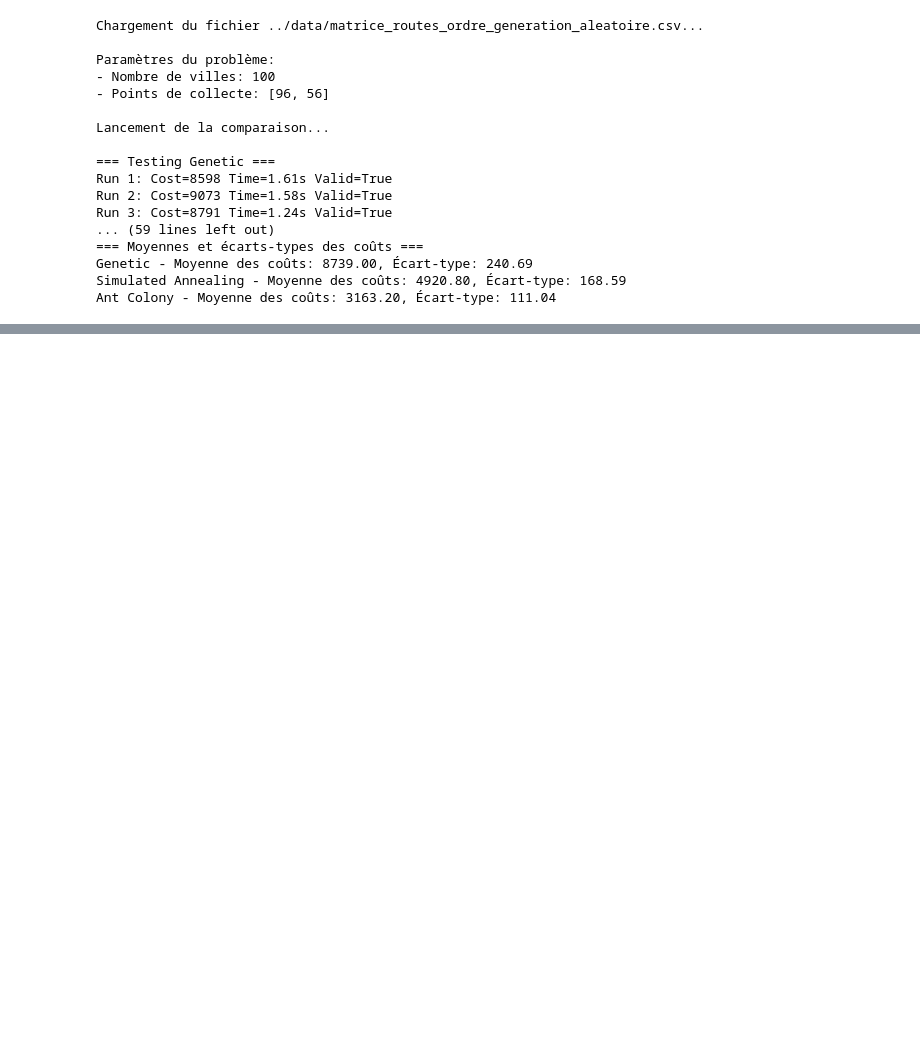
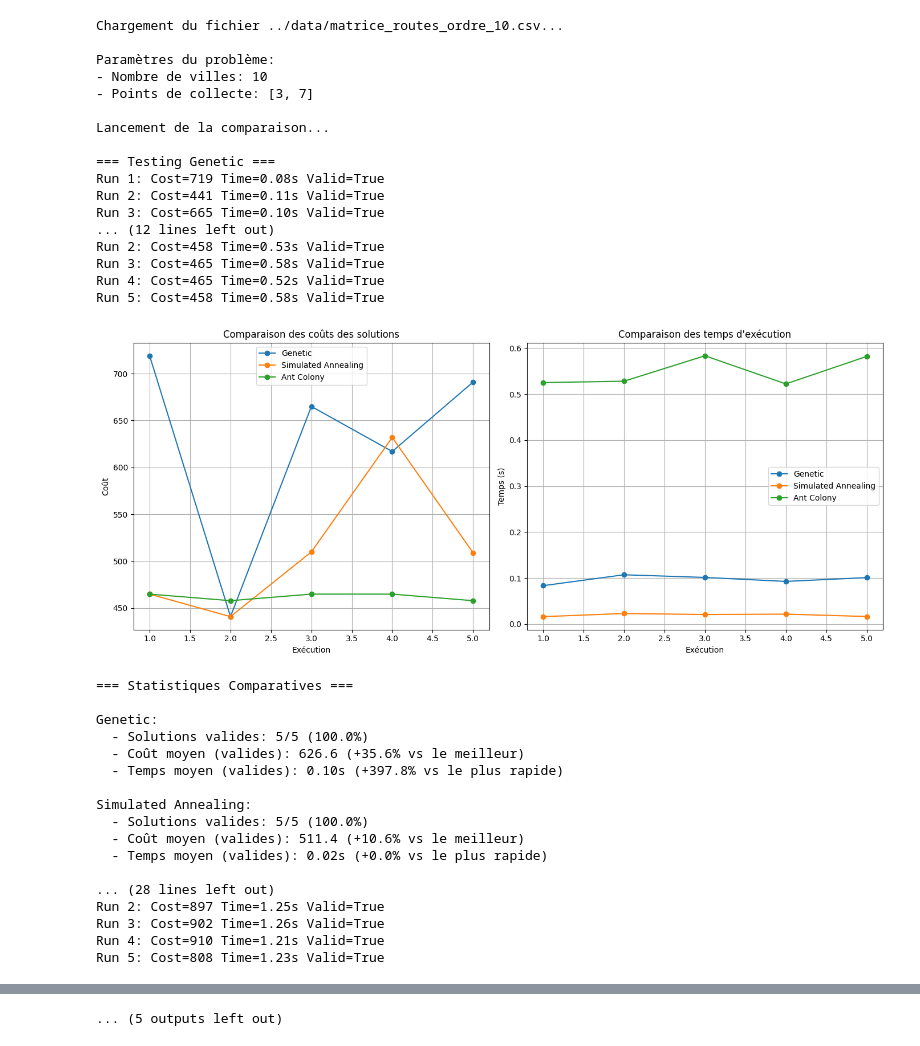
Before and after one commit to AlbanCLV/Recherche-Operationnelle, a Jupyter notebook: Statistiques/Notebook_comparaison_heuristiques.ipynb, the cells around one changed output, grey strips where cells are left out. Saved outputs shown, nothing was run; the diff lists cells and outputs as text; code cells hidden in the pictures; blank space fills up the shorter version.

```diff
--- a/Statistiques/Notebook_comparaison_heuristiques.ipynb
+++ b/Statistiques/Notebook_comparaison_heuristiques.ipynb
@@ -322,49 +322,77 @@ def compare_algorithms(matrix: np.ndarray, collecte: List[int], start_node: int,
 
     # Affichage des statistiques avec pourcentages
     print("\n=== Statistiques Comparatives ===")
     for name, data in stats.items():
         cost_diff = (data['avg_cost']/min_cost - 1)*100 if not np.isnan(data['avg_cost']) else float('nan')
         time_diff = (data['avg_time']/min_time - 1)*100 if not np.isnan(data['avg_time']) else float('nan')
 
         print(f"\n{name}:")
         print(f"  - Solutions valides: {data['valid_count']}/{runs} ({data['valid_count']/runs*100:.1f}%)")
         print(f"  - Coût moyen (valides): {data['avg_cost']:.1f}",
               f"({cost_diff:+.1f}% vs le meilleur)" if not np.isnan(cost_diff) else "")
         print(f"  - Temps moyen (valides): {data['avg_time']:.2f}s",
               f"({time_diff:+.1f}% vs le plus rapide)" if not np.isnan(time_diff) else "")
 
     return results
 
 if __name__ == "__main__":
     try:
-        file_path = "data/matrice_routes_ordre.csv"  # À adapter
-        print(f"Chargement du fichier {file_path}...")
-        matrix, collecte = load_adjacency_matrix_and_collecte(file_path)
+        liste = ["../data/matrice_routes_ordre_10.csv",
+                 "../data/matrice_routes_ordre_20.csv",
+                 "../data/matrice_routes_ordre_30.csv",
+                 "../data/matrice_routes_ordre_40_Difficile.csv",
+                 "../data/matrice_routes_ordre_50.csv",
+                 "../data/matrice_routes_ordre_75.csv",
+                 "../data/matrice_routes_ordre_100.csv",
+                 "../data/matrice_routes_ordre_generation_aleatoire.csv"
+                 ]
+        for i in range(len(liste)):
+            file_path = liste[i]  # À adapter
+            print(f"Chargement du fichier {file_path}...")
+            matrix, collecte = load_adjacency_matrix_and_collecte(file_path)
 
-        print("\nParamètres du problème:")
-        print(f"- Nombre de villes: {len(matrix)}")
-        print(f"- Points de collecte: {collecte}")
+            print("\nParamètres du problème:")
+            print(f"- Nombre de villes: {len(matrix)}")
+            print(f"- Points de collecte: {collecte}")
 
-        print("\nLancement de la comparaison...")
-        comparison_results = compare_algorithms(matrix, collecte, start_node=1, runs=5)
+            print("\nLancement de la comparaison...")
+            comparison_results = compare_algorithms(matrix, collecte, start_node=1, runs=5)
 
     except Exception as e:
         print(f"Erreur: {str(e)}")
 # %% [output]
-Chargement du fichier ../data/matrice_routes_ordre_generation_aleatoire.csv...
+Chargement du fichier ../data/matrice_routes_ordre_10.csv...
 
 Paramètres du problème:
-- Nombre de villes: 100
-- Points de collecte: [96, 56]
+- Nombre de villes: 10
+- Points de collecte: [3, 7]
 
 Lancement de la comparaison...
 
 === Testing Genetic ===
-Run 1: Cost=8598 Time=1.61s Valid=True
-Run 2: Cost=9073 Time=1.58s Valid=True
-Run 3: Cost=8791 Time=1.24s Valid=True
-... (59 lines left out)
-=== Moyennes et écarts-types des coûts ===
-Genetic - Moyenne des coûts: 8739.00, Écart-type: 240.69
-Simulated Annealing - Moyenne des coûts: 4920.80, Écart-type: 168.59
-Ant Colony - Moyenne des coûts: 3163.20, Écart-type: 111.04
+Run 1: Cost=719 Time=0.08s Valid=True
+Run 2: Cost=441 Time=0.11s Valid=True
+Run 3: Cost=665 Time=0.10s Valid=True
+... (12 lines left out)
+Run 2: Cost=458 Time=0.53s Valid=True
+Run 3: Cost=465 Time=0.58s Valid=True
+Run 4: Cost=465 Time=0.52s Valid=True
+Run 5: Cost=458 Time=0.58s Valid=True
+[figure, added]
+=== Statistiques Comparatives ===
+
+Genetic:
+  - Solutions valides: 5/5 (100.0%)
+  - Coût moyen (valides): 626.6 (+35.6% vs le meilleur)
+  - Temps moyen (valides): 0.10s (+397.8% vs le plus rapide)
+
+Simulated Annealing:
+  - Solutions valides: 5/5 (100.0%)
+  - Coût moyen (valides): 511.4 (+10.6% vs le meilleur)
+  - Temps moyen (valides): 0.02s (+0.0% vs le plus rapide)
+
+... (28 lines left out)
+Run 2: Cost=897 Time=1.25s Valid=True
+Run 3: Cost=902 Time=1.26s Valid=True
+Run 4: Cost=910 Time=1.21s Valid=True
+Run 5: Cost=808 Time=1.23s Valid=True
@@ -370,0 +472 @@ Ant Colony - Moyenne des coûts: 3163.20, Écart-type: 111.04
+... (5 outputs left out)
```
Also changed, not shown: parts of 1 cell of this notebook, 7 other files.
